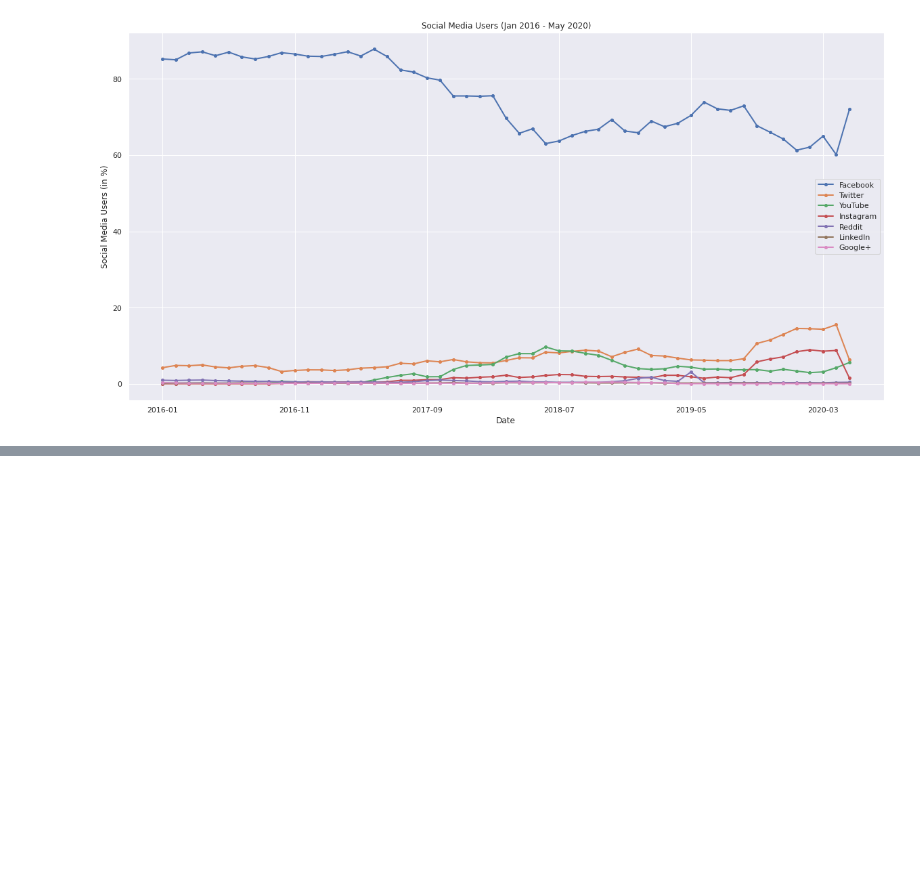
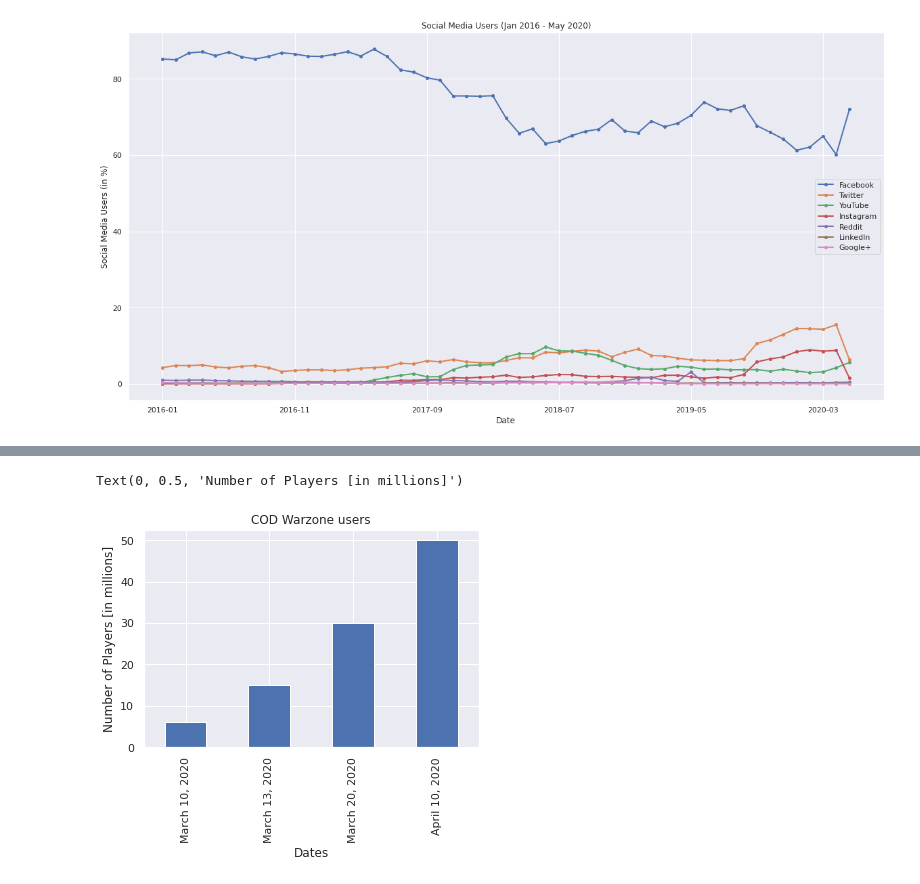
Before and after one commit to newb-dev-1008/CoVID_Entertainment_Impact, a Jupyter notebook: Entertainment_during_CoVID_19.ipynb, the cells around one changed output, grey strips where cells are left out. Cells and saved outputs as stored; diff of their text form; code cells hidden in the pictures; blank space fills up the shorter version.

```diff
--- a/Entertainment_during_CoVID_19.ipynb
+++ b/Entertainment_during_CoVID_19.ipynb
@@ -815,0 +846,10 @@ Text(0, 0.5, 'Social Media Users (in %)')
+# %%
+cod_warzone = pd.read_excel('cod_warzone_increase.xlsx')
+cod_warzone.reset_index()
+cod_warzone.set_index('Dates', inplace = True)
+
+cod_warzone.plot(kind = 'bar', legend = False, title = "COD Warzone users")
+plt.ylabel('Number of Players [in millions]')
+# %% [output]
+Text(0, 0.5, 'Number of Players [in millions]')
+[figure, added]
```
Also changed, not shown: parts of 3 cells of this notebook.
